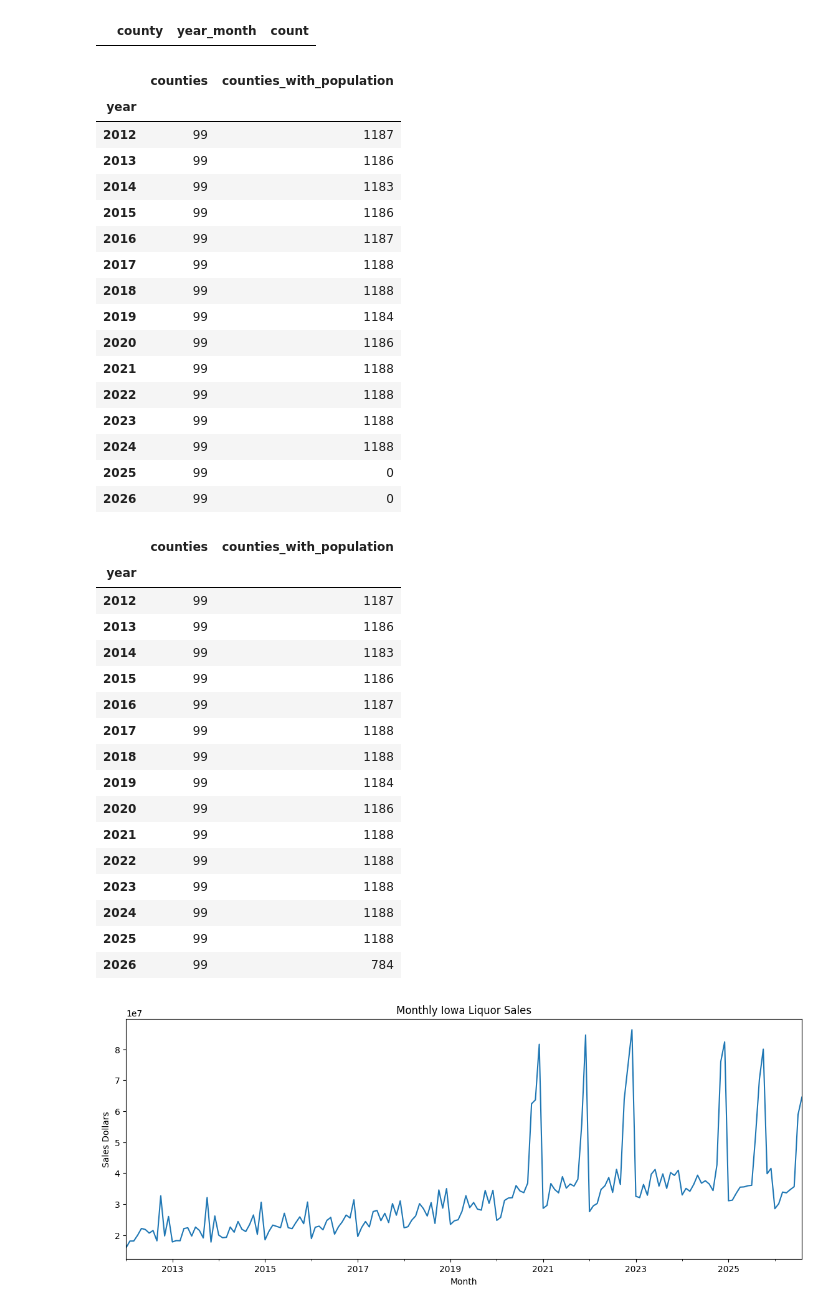
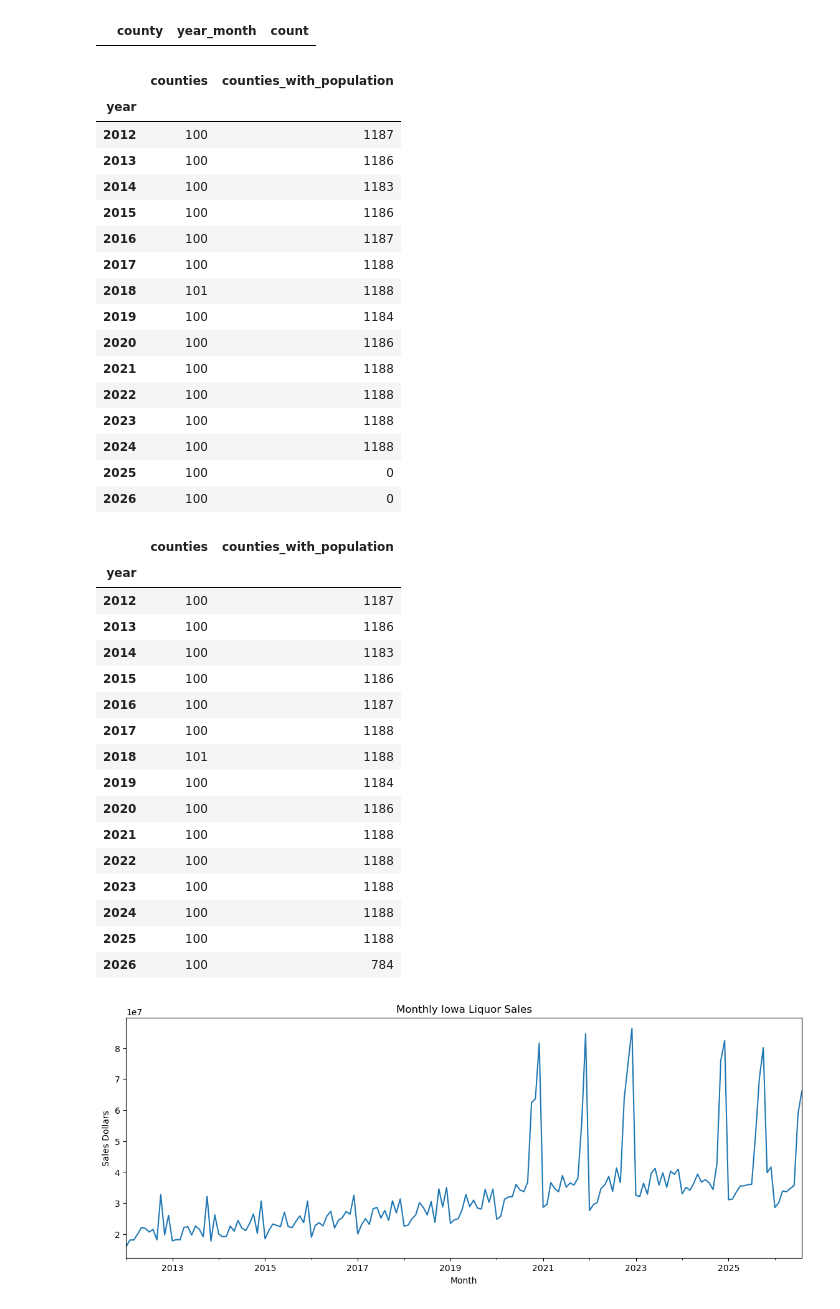
Before and after one commit to Meboy1000/Booze-Data-Project, a Jupyter notebook: InitialEDAandModels.ipynb, the cells around one changed output. Saved outputs shown, nothing was run; the diff lists cells and outputs as text; code cells hidden in the pictures.

```diff
--- a/InitialEDAandModels.ipynb
+++ b/InitialEDAandModels.ipynb
@@ -4,7 +4,7 @@ import numpy as np
 import matplotlib.pyplot as plt
 
 df = pd.read_parquet(
-    "/content/county_month_combined.parquet"
+    "data_actually_clean/county_month_combined.parquet"
 )
 
 print(df.shape)
@@ -200,53 +203,53 @@ population_coverage
 # %% [output]
 |  | counties | counties_with_population |
 | year |  |  |
-| 2012 | 99 | 1187 |
-| 2013 | 99 | 1186 |
-| 2014 | 99 | 1183 |
-| 2015 | 99 | 1186 |
-| 2016 | 99 | 1187 |
-| 2017 | 99 | 1188 |
-| 2018 | 99 | 1188 |
-| 2019 | 99 | 1184 |
-| 2020 | 99 | 1186 |
-| 2021 | 99 | 1188 |
-| 2022 | 99 | 1188 |
-| 2023 | 99 | 1188 |
-| 2024 | 99 | 1188 |
-| 2025 | 99 | 0 |
-| 2026 | 99 | 0 |
+| 2012 | 100 | 1187 |
+| 2013 | 100 | 1186 |
+| 2014 | 100 | 1183 |
+| 2015 | 100 | 1186 |
+| 2016 | 100 | 1187 |
+| 2017 | 100 | 1188 |
+| 2018 | 101 | 1188 |
+| 2019 | 100 | 1184 |
+| 2020 | 100 | 1186 |
+| 2021 | 100 | 1188 |
+| 2022 | 100 | 1188 |
+| 2023 | 100 | 1188 |
+| 2024 | 100 | 1188 |
+| 2025 | 100 | 0 |
+| 2026 | 100 | 0 |
 # %%
 #BAC represented in all rows
 bac_coverage = (
-    df.groupby("year")
+    df_main.groupby("year")
       .agg(
           counties=("county", "nunique"),
           counties_with_population=(
               "avg_alcohol_level_g210L",
               lambda x: x.notna().sum()
           )
       )
 )
 
 bac_coverage
 # %% [output]
 |  | counties | counties_with_population |
 | year |  |  |
-| 2012 | 99 | 1187 |
-| 2013 | 99 | 1186 |
-| 2014 | 99 | 1183 |
-| 2015 | 99 | 1186 |
-| 2016 | 99 | 1187 |
-| 2017 | 99 | 1188 |
-| 2018 | 99 | 1188 |
-| 2019 | 99 | 1184 |
-| 2020 | 99 | 1186 |
-| 2021 | 99 | 1188 |
-| 2022 | 99 | 1188 |
-| 2023 | 99 | 1188 |
-| 2024 | 99 | 1188 |
-| 2025 | 99 | 1188 |
-| 2026 | 99 | 784 |
+| 2012 | 100 | 1187 |
+| 2013 | 100 | 1186 |
+| 2014 | 100 | 1183 |
+| 2015 | 100 | 1186 |
+| 2016 | 100 | 1187 |
+| 2017 | 100 | 1188 |
+| 2018 | 101 | 1188 |
+| 2019 | 100 | 1184 |
+| 2020 | 100 | 1186 |
+| 2021 | 100 | 1188 |
+| 2022 | 100 | 1188 |
+| 2023 | 100 | 1188 |
+| 2024 | 100 | 1188 |
+| 2025 | 100 | 1188 |
+| 2026 | 100 | 784 |
 # %%
 booze = df_main[
     [
```
Also changed, not shown: parts of 56 cells of this notebook, 1 other file.
